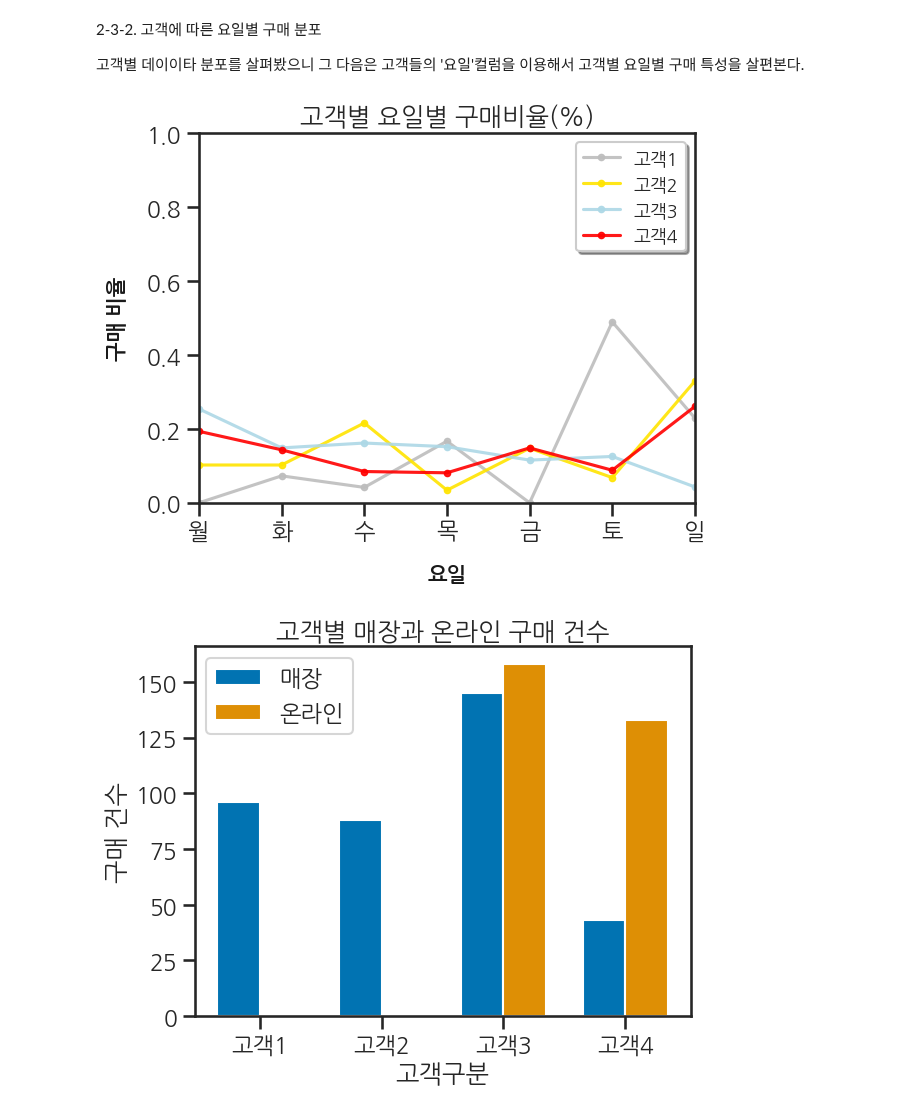
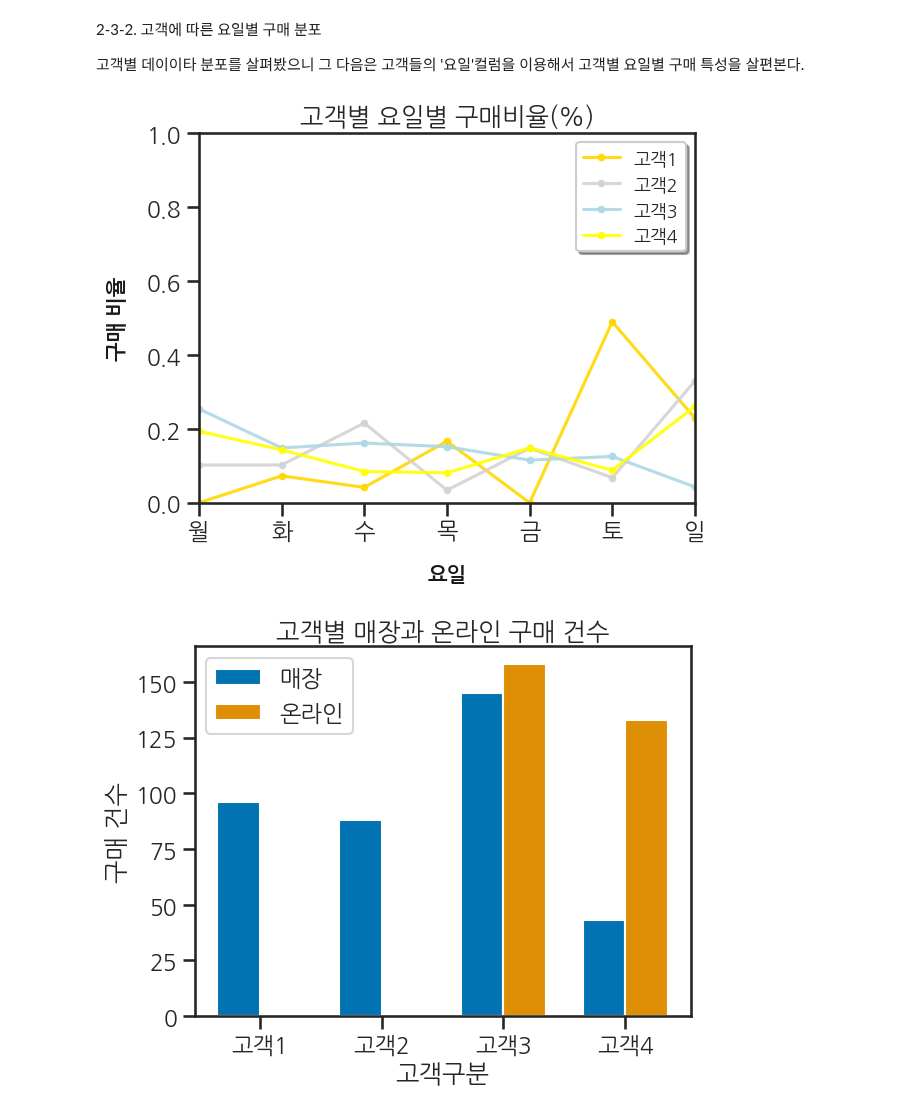
Before and after one commit to arkwith7/aSSIST_ML, a Jupyter notebook: 박형식_데이터_분석과제.ipynb, the cells around one changed output. Cells and saved outputs as stored; diff of their text form; code cells hidden in the pictures.

```diff
--- a/박형식_데이터_분석과제.ipynb
+++ b/박형식_데이터_분석과제.ipynb
@@ -149,37 +150,37 @@ def MakeDF(target, label, color):
     total_count = target_df['요일'].count()
 
     # 모든 요일에 대해 값을 초기화합니다.
     week_data = {i: 0 for i in range(7)}
 
     # 기존 데이터를 업데이트합니다.
     week_data.update(target_df['요일'].map(day_map).value_counts().to_dict())
 
     # 전체 건수로 나누어 백분율을 계산합니다.
     week_data = {k: v/total_count for k, v in week_data.items()}
 
     # 정렬된 인덱스를 기준으로 DataFrame을 생성합니다.
     tg_df = pd.DataFrame.from_dict(week_data, orient='index').sort_index()
 
     x_labels = [day_list[i] for i in tg_df.index]
     y_labels = tg_df[0]  # column name은 0입니다.
 
     plt.plot(x_labels, y_labels, label=label, color=color, alpha=0.9, marker='.')
 
 # 'A', 'B', 'C', 'D'를 '고객1', '고객2', '고객3', '고객4'로 변경하여 호출합니다.
-MakeDF('A', '고객1', '#BDBDBD')
-MakeDF('B', '고객2', '#FFE400')
+MakeDF('A', '고객1', 'gold')
+MakeDF('B', '고객2', 'lightgray')
 MakeDF('C', '고객3', 'lightblue')
-MakeDF('D', '고객4', 'red')
+MakeDF('D', '고객4', 'yellow')
 
 plt.title("고객별 요일별 구매비율(%)");
 plt.xlabel('요일', labelpad=15, fontdict=font, loc='center')
 plt.ylabel('구매 비율', labelpad=15, fontdict=font)
 plt.legend(ncol=1, fontsize=13, shadow=True)
 plt.axis(['월', '일', 0, 1])
 
 plt.show()
 # %% [output]
-[figure, old version]
+[figure, new version]
 # %%
 import numpy as np
 
```
Also changed, not shown: parts of 6 cells of this notebook.
